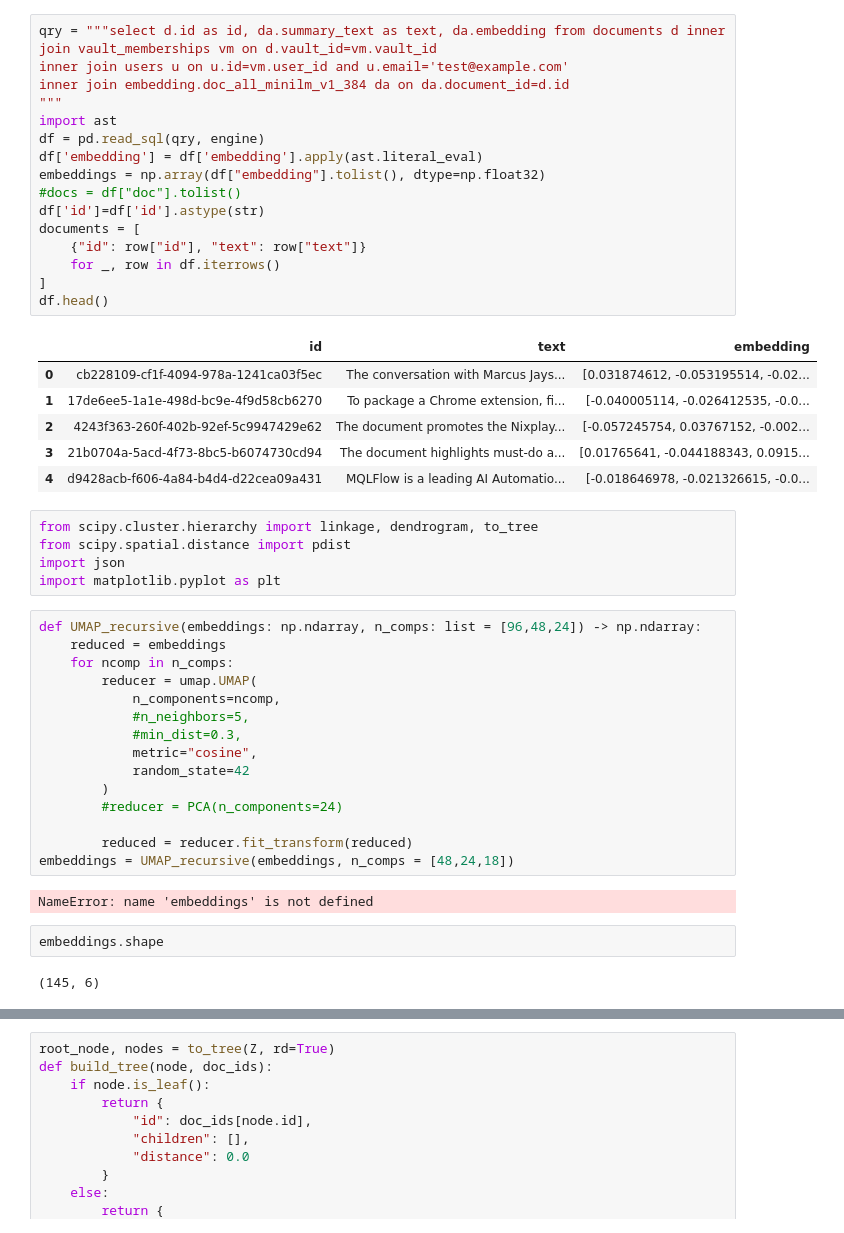
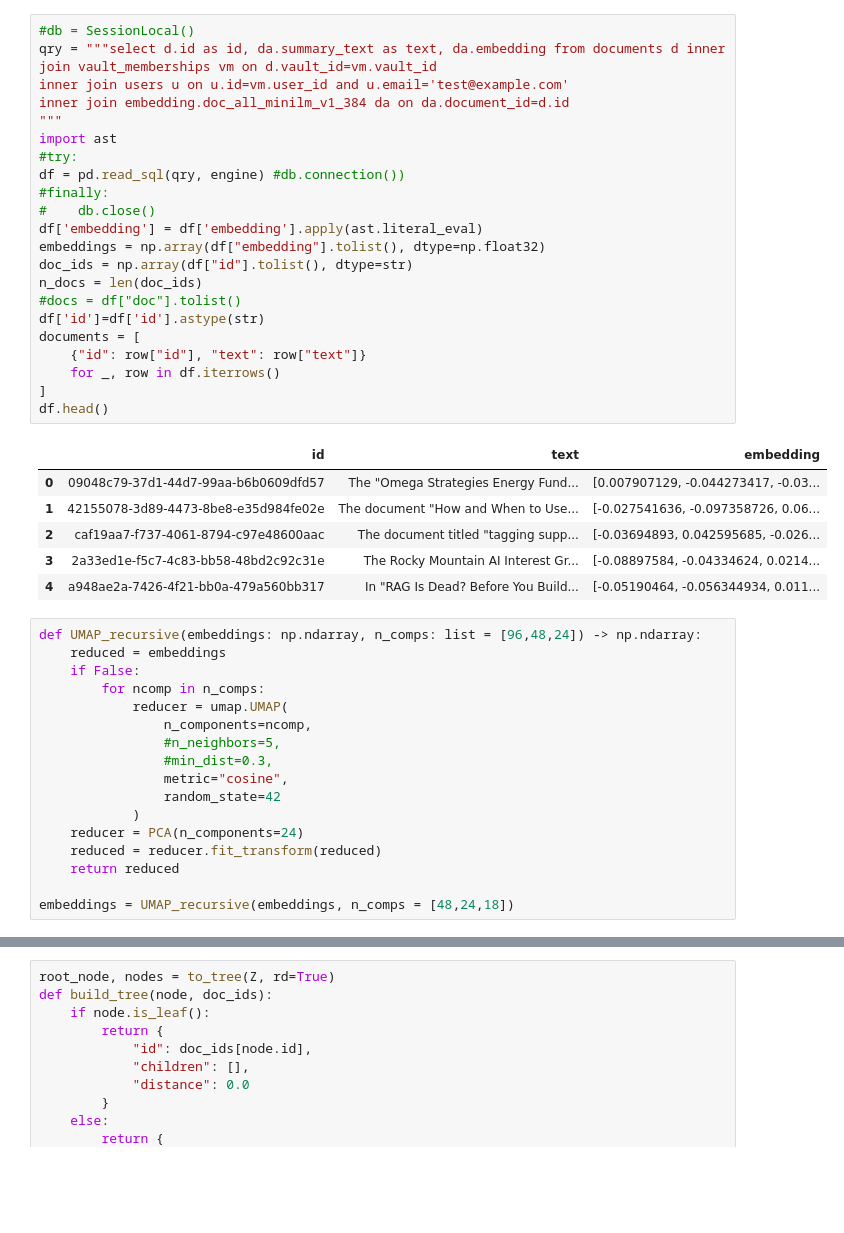
Before and after one commit to doc1000/text_analyzer, a Jupyter notebook: notebooks/cluster_tree.ipynb, the cells around one changed output, grey strips where cells are left out. Cells and saved outputs as stored; diff of their text form; blank space fills up the shorter version.

```diff
--- a/notebooks/cluster_tree.ipynb
+++ b/notebooks/cluster_tree.ipynb
@@ -28,49 +58,46 @@ numpy.ndarray
 # %%
+#db = SessionLocal()
 qry = """select d.id as id, da.summary_text as text, da.embedding from documents d inner join vault_memberships vm on d.vault_id=vm.vault_id
 inner join users u on u.id=vm.user_id and u.email='test@example.com'
 inner join embedding.doc_all_minilm_v1_384 da on da.document_id=d.id
 """
 import ast
-df = pd.read_sql(qry, engine)
+#try:
+df = pd.read_sql(qry, engine) #db.connection())
+#finally:
+#    db.close()
 df['embedding'] = df['embedding'].apply(ast.literal_eval)
 embeddings = np.array(df["embedding"].tolist(), dtype=np.float32)
+doc_ids = np.array(df["id"].tolist(), dtype=str)
+n_docs = len(doc_ids)
 #docs = df["doc"].tolist()
 df['id']=df['id'].astype(str)
 documents = [
     {"id": row["id"], "text": row["text"]}
     for _, row in df.iterrows()
 ]
 df.head()
 # %% [output]
 |  | id | text | embedding |
-| 0 | cb228109-cf1f-4094-978a-1241ca03f5ec | The conversation with Marcus Jays... | [0.031874612, -0.053195514, -0.02... |
-| 1 | 17de6ee5-1a1e-498d-bc9e-4f9d58cb6270 | To package a Chrome extension, fi... | [-0.040005114, -0.026412535, -0.0... |
-| 2 | 4243f363-260f-402b-92ef-5c9947429e62 | The document promotes the Nixplay... | [-0.057245754, 0.03767152, -0.002... |
-| 3 | 21b0704a-5acd-4f73-8bc5-b6074730cd94 | The document highlights must-do a... | [0.01765641, -0.044188343, 0.0915... |
-| 4 | d9428acb-f606-4a84-b4d4-d22cea09a431 | MQLFlow is a leading AI Automatio... | [-0.018646978, -0.021326615, -0.0... |
+| 0 | 09048c79-37d1-44d7-99aa-b6b0609dfd57 | The "Omega Strategies Energy Fund... | [0.007907129, -0.044273417, -0.03... |
+| 1 | 42155078-3d89-4473-8be8-e35d984fe02e | The document "How and When to Use... | [-0.027541636, -0.097358726, 0.06... |
+| 2 | caf19aa7-f737-4061-8794-c97e48600aac | The document titled "tagging supp... | [-0.03694893, 0.042595685, -0.026... |
+| 3 | 2a33ed1e-f5c7-4c83-bb58-48bd2c92c31e | The Rocky Mountain AI Interest Gr... | [-0.08897584, -0.04334624, 0.0214... |
+| 4 | a948ae2a-7426-4f21-bb0a-479a560bb317 | In "RAG Is Dead? Before You Build... | [-0.05190464, -0.056344934, 0.011... |
-# %%
-from scipy.cluster.hierarchy import linkage, dendrogram, to_tree
-from scipy.spatial.distance import pdist
-import json
-import matplotlib.pyplot as plt
 # %%
 def UMAP_recursive(embeddings: np.ndarray, n_comps: list = [96,48,24]) -> np.ndarray:
     reduced = embeddings
-    for ncomp in n_comps:
-        reducer = umap.UMAP(
-            n_components=ncomp,
-            #n_neighbors=5,
-            #min_dist=0.3,
-            metric="cosine",
-            random_state=42
-        )
-        #reducer = PCA(n_components=24)
+    if False:
+        for ncomp in n_comps:
+            reducer = umap.UMAP(
+                n_components=ncomp,
+                #n_neighbors=5,
+                #min_dist=0.3,
+                metric="cosine",
+                random_state=42
+            )
+    reducer = PCA(n_components=24)
+    reduced = reducer.fit_transform(reduced)
+    return reduced
 
-        reduced = reducer.fit_transform(reduced)
 embeddings = UMAP_recursive(embeddings, n_comps = [48,24,18])
-# %% [output]
-NameError: name 'embeddings' is not defined
-# %%
-embeddings.shape
-# %% [output]
-(145, 6)
```
Also changed, not shown: parts of 29 cells of this notebook, 1 other file.
